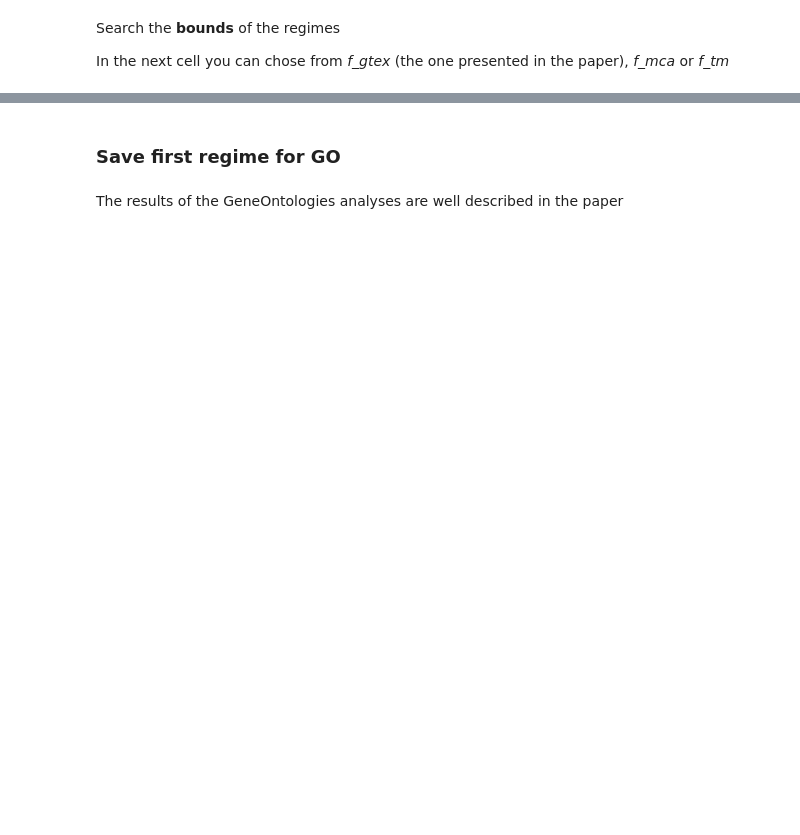
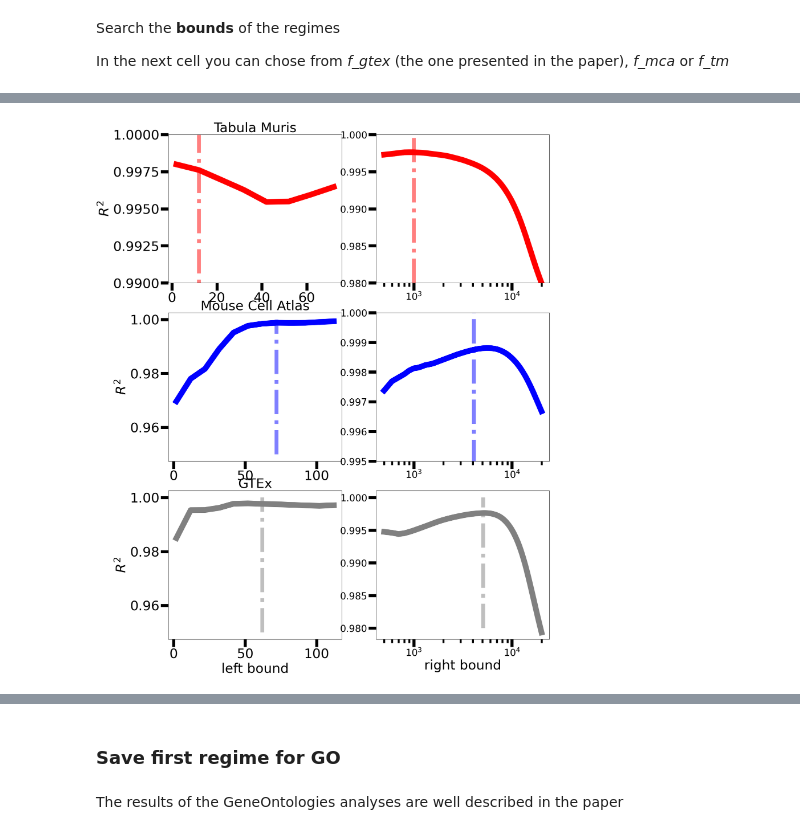
Before and after one commit to SilviaLazzardi/Emergent_Laws_in_scRNA-seq_Data, a Jupyter notebook: MouseCellAtlas/combined_analyses.ipynb, the cells around one changed output, grey strips where cells are left out. Drawn from its saved outputs; the diff is of its cells as text; code cells hidden in the pictures; blank space fills up the shorter version.

```diff
--- a/MouseCellAtlas/combined_analyses.ipynb
+++ b/MouseCellAtlas/combined_analyses.ipynb
@@ -42,7 +25,7 @@ watermark 2.0.2
 # %% [markdown]
 # Global Zipf
 # %%
-f_gtex = CSV.read("A_gtex.dat", header=true).abundance
+f_gtex = CSV.read("A_gtex.dat", DataFrames.DataFrame).abundance
 f_gtex = sort(f_gtex./sum(f_gtex), rev=true);
 # %%
 f_mca = Tacos.load_pickle("mca/data_all.pkl")["freq"]
@@ -123,7 +108,7 @@ optimize_fit = function(f)
         y_data = f[left_side:right_side]
         fit = curve_fit(fit_func, x_data, y_data, [1e-1, 0.8])
         popt, pcov = (coef(fit), estimate_covar(fit))
-        r_squared = estimate_r2(fit_func, popt, x_data, y_data)
+        r_squared = Tacos.estimate_r2(fit_func, popt, x_data, y_data)
         Rs[Int64((left_side-bounds["sx"]["min"])/bounds["sx"]["step"]+1),Int64((right_side-bounds["dx"]["min"])/bounds["dx"]["step"]+1)]=r_squared
         if r_squared > maxmimum_r2
             maxmimum_r2 = r_squared
@@ -181,7 +170,7 @@ fig.savefig("zipf_alldatasets_fit_gtex.pdf")
 fig,ax = PyPlot.subplots(3, 2, figsize=(18,24))
 
 for ((idataset,dataset), limits, sx_max, color) in zip(enumerate(["tm", "mca", "gtex"]),[(12,1000); (72,4100); (62,5100)],[82 121 121], ["red" "blue" "gray"])
-    Rs = Matrix(CSV.read("rs_$(dataset).csv"))
+    Rs = Matrix(CSV.read("rs_$(dataset).csv",DataFrames.DataFrame))
 
     lax = idataset
     rax= idataset+3
@@ -192,33 +181,35 @@ for ((idataset,dataset), limits, sx_max, color) in zip(enumerate(["tm", "mca", "
     ax[lax].vlines([limits[1]], 0.95, 1, colors=color, ls="-.", lw=10, alpha =0.5)
     ax[rax].vlines([limits[2]], 0.98, 1, colors=color, ls="-.", lw=10, alpha =0.5)
 
     ax[lax].set_ylabel(L"R^2", fontsize=35)
 
     ax[rax].set_xscale("log")
 
     ax[lax].tick_params(labelsize=35, width=8, length=20)
     ax[lax].tick_params(axis="both", which="minor", width=5, length=10)
 
     ax[rax].tick_params(labelsize=25, width=8, length=20)
     ax[rax].tick_params(axis="both", which="minor", width=5, length=10)
 
 end
 
 ax[3].set_xlabel("left bound", fontsize=35)
 ax[6].set_xlabel("right bound", fontsize=35)
 
 ax[1].set_title("Tabula Muris", fontsize=35)
 ax[2].set_title("Mouse Cell Atlas", fontsize=35)
 ax[3].set_title("GTEx", fontsize=35)
 
 
 ax[1].set_ylim(0.99,1)
 ax[4].set_ylim(0.98,1)
 ax[5].set_ylim(0.9950,1)
 
 
 PyPlot.show()
 fig.savefig("bounds_panel.pdf")
+# %% [output]
+[figure, added]
 # %%
 limits = (Int64(round(mean([12 72 62]))), Int64(round(mean([1000 4100 5100])))) #tm mca gtex
 
```
Also changed, not shown: parts of 13 cells of this notebook.
